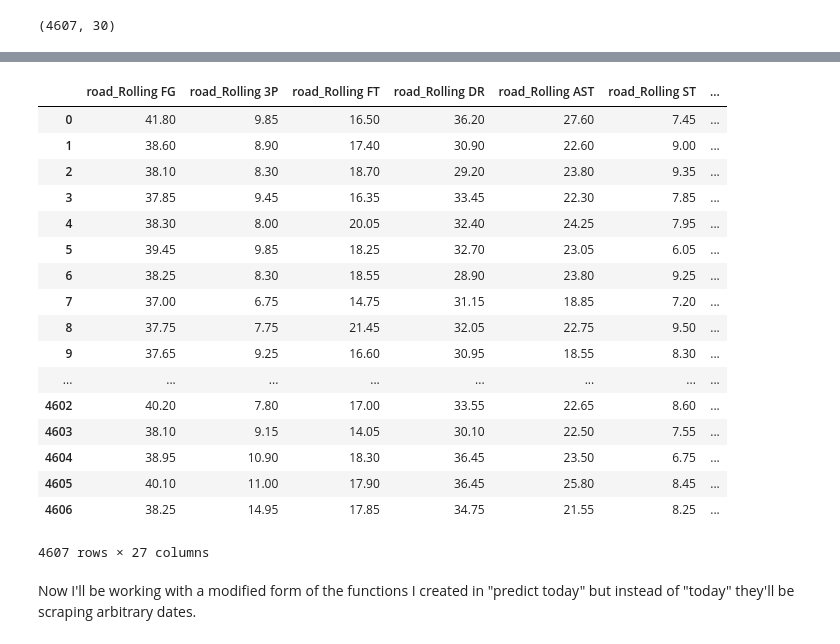
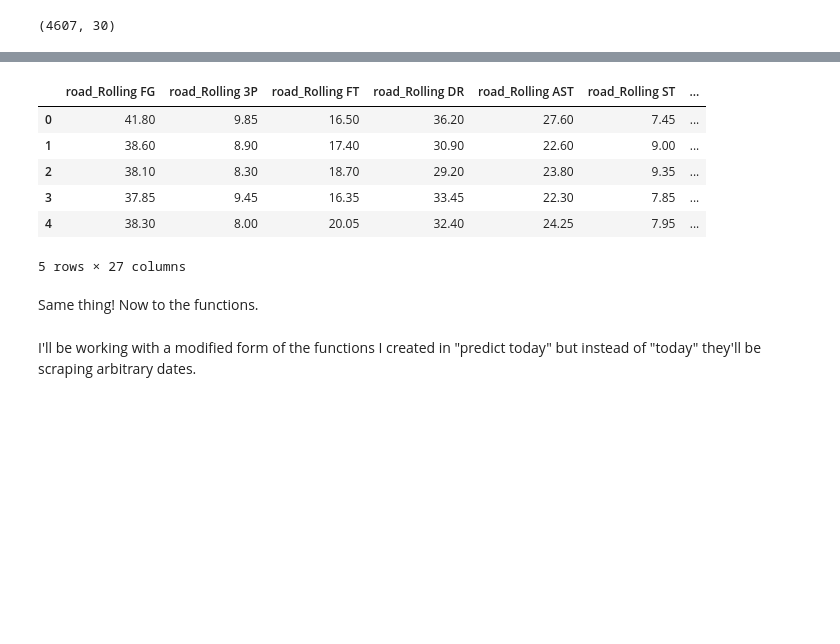
Before and after one commit to nkasmanoff/NBA-Predictions, a Jupyter notebook: todays_games/Update Training Set-Saturday.ipynb, the cells around one changed output, grey strips where cells are left out. Drawn from its saved outputs; the diff is of its cells as text; code cells hidden in the pictures; blank space fills up the shorter version.

```diff
--- a/todays_games/Update Training Set-Saturday.ipynb
+++ b/todays_games/Update Training Set-Saturday.ipynb
@@ -25,2 +27,10 @@ model_data.head(n=3)
 # %%
-to_update_model_data = model_data
+to_update_model_data.head()
+# %% [output]
+|  | road_Rolling FG | road_Rolling 3P | road_Rolling FT | road_Rolling DR | road_Rolling AST | road_Rolling ST | ... |
+| 0 | 41.80 | 9.85 | 16.50 | 36.20 | 27.60 | 7.45 | ... |
+| 1 | 38.60 | 8.90 | 17.40 | 30.90 | 22.60 | 9.00 | ... |
+| 2 | 38.10 | 8.30 | 18.70 | 29.20 | 23.80 | 9.35 | ... |
+| 3 | 37.85 | 9.45 | 16.35 | 33.45 | 22.30 | 7.85 | ... |
+| 4 | 38.30 | 8.00 | 20.05 | 32.40 | 24.25 | 7.95 | ... |
+5 rows × 27 columns
@@ -31,26 +37,7 @@ del to_update_model_data['home_SPREAD'],to_update_model_data['PLUS_MINUS'],to_up
-# %%
-to_update_model_data
-# %% [output]
-|  | road_Rolling FG | road_Rolling 3P | road_Rolling FT | road_Rolling DR | road_Rolling AST | road_Rolling ST | ... |
-| 0 | 41.80 | 9.85 | 16.50 | 36.20 | 27.60 | 7.45 | ... |
-| 1 | 38.60 | 8.90 | 17.40 | 30.90 | 22.60 | 9.00 | ... |
-| 2 | 38.10 | 8.30 | 18.70 | 29.20 | 23.80 | 9.35 | ... |
-| 3 | 37.85 | 9.45 | 16.35 | 33.45 | 22.30 | 7.85 | ... |
-| 4 | 38.30 | 8.00 | 20.05 | 32.40 | 24.25 | 7.95 | ... |
-| 5 | 39.45 | 9.85 | 18.25 | 32.70 | 23.05 | 6.05 | ... |
-| 6 | 38.25 | 8.30 | 18.55 | 28.90 | 23.80 | 9.25 | ... |
-| 7 | 37.00 | 6.75 | 14.75 | 31.15 | 18.85 | 7.20 | ... |
-| 8 | 37.75 | 7.75 | 21.45 | 32.05 | 22.75 | 9.50 | ... |
-| 9 | 37.65 | 9.25 | 16.60 | 30.95 | 18.55 | 8.30 | ... |
-| ... | ... | ... | ... | ... | ... | ... | ... |
-| 4602 | 40.20 | 7.80 | 17.00 | 33.55 | 22.65 | 8.60 | ... |
-| 4603 | 38.10 | 9.15 | 14.05 | 30.10 | 22.50 | 7.55 | ... |
-| 4604 | 38.95 | 10.90 | 18.30 | 36.45 | 23.50 | 6.75 | ... |
-| 4605 | 40.10 | 11.00 | 17.90 | 36.45 | 25.80 | 8.45 | ... |
-| 4606 | 38.25 | 14.95 | 17.85 | 34.75 | 21.55 | 8.25 | ... |
-4607 rows × 27 columns
+# %% [markdown]
+Same thing! Now to the functions.
 # %% [markdown]
-Now I'll be working with a modified form of the functions I created in "predict today" but instead of "today" they'll be scraping arbitrary dates.
+I'll be working with a modified form of the functions I created in "predict today" but instead of "today" they'll be scraping arbitrary dates.
 # %%
 #import dependencies.
 from datetime import datetime
```
Also changed, not shown: parts of 16 cells of this notebook, 3 other files.
